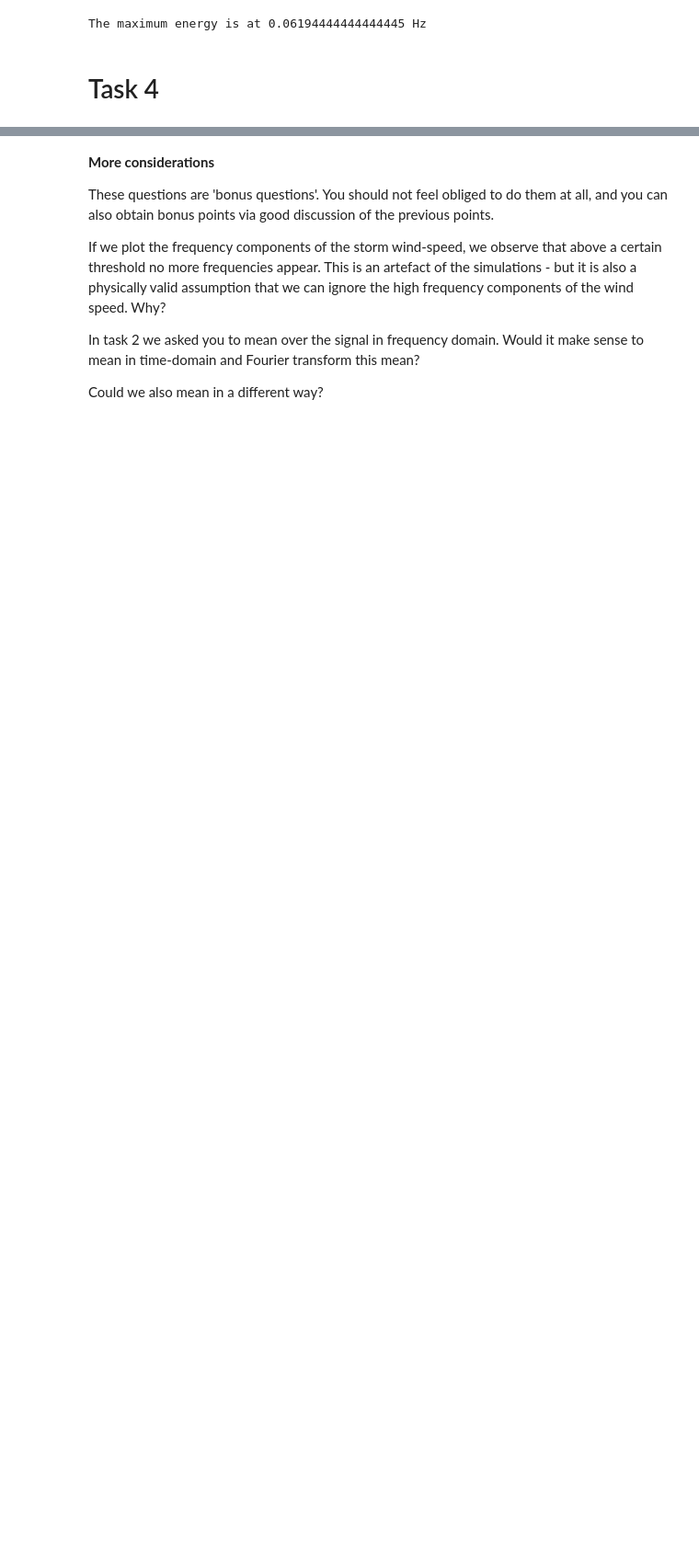
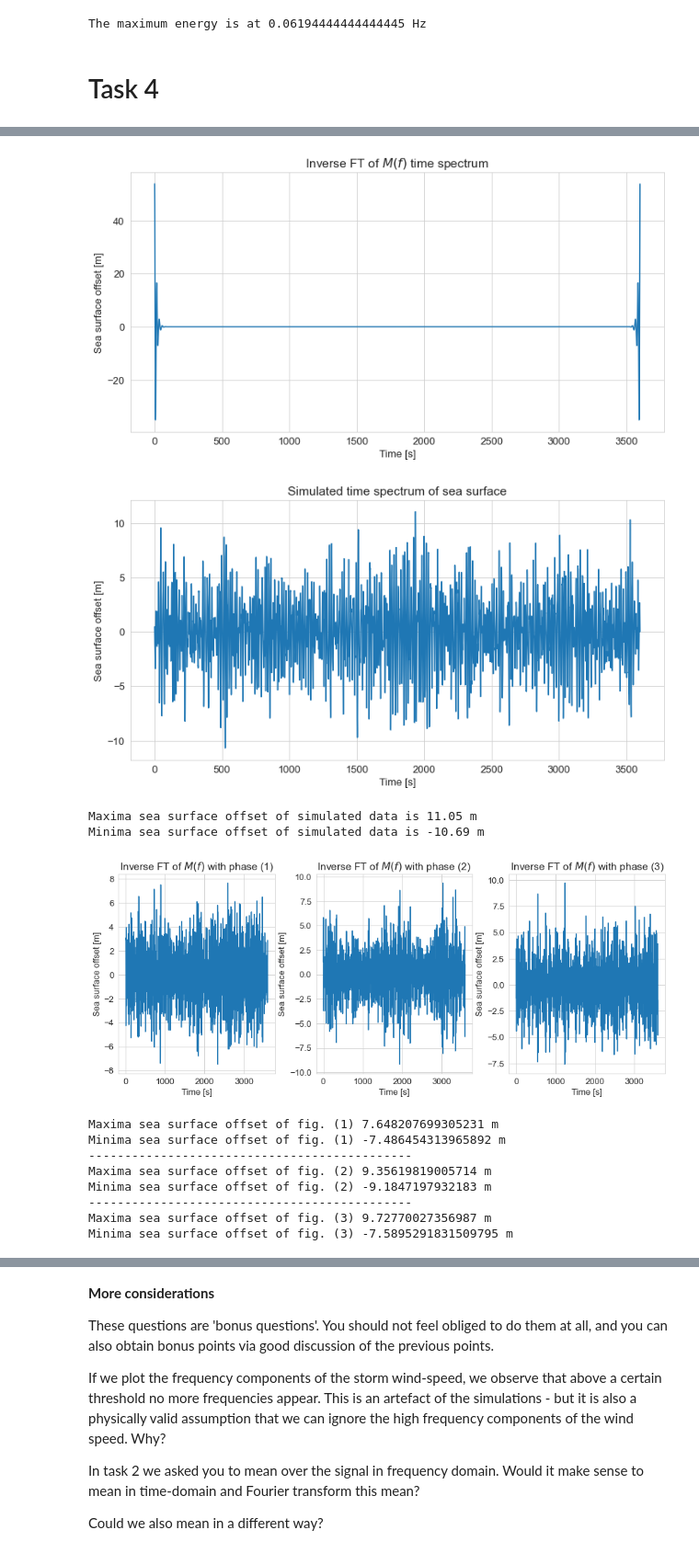
Before and after one commit to tesla1900/programming_course, a Jupyter notebook: project/Project_3_physics718_wind_2_students.ipynb, the cells around one changed output, grey strips where cells are left out. Shown at 92% size. Cells and saved outputs as stored; diff of their text form; code cells hidden in the pictures; blank space fills up the shorter version.

```diff
--- a/project/Project_3_physics718_wind_2_students.ipynb
+++ b/project/Project_3_physics718_wind_2_students.ipynb
@@ -509,0 +464,78 @@ Minima sea surface offset of fig. (3) -1.1520660617793914 m
+# %%
+# taking the original frequency specturm
+f = np.linspace(0,1/(t[1]-t[0])/2,len(t)//2+1)
+m = M(f, f_01)
+
+# inverse FFT of function M(f)
+mi = np.fft.irfft(m, len(t))
+
+# plotting
+plt.figure(figsize=(12,6))
+plt.plot(t, mi)
+plt.title('Inverse FT of $M(f)$ time spectrum')
+plt.xlabel('Time [s]')
+plt.ylabel('Sea surface offset [m]')
+plt.show()
+
+# plotting simulated data
+plt.figure(figsize=(12,6))
+plt.plot(t, seaSurface)
+plt.title('Simulated time spectrum of sea surface')
+plt.xlabel('Time [s]')
+plt.ylabel('Sea surface offset [m]')
+plt.show()
+print('Maxima sea surface offset of simulated data is', seaSurface[np.argmax(seaSurface)], 'm')
+print('Minima sea surface offset of simulated data is', seaSurface[np.argmin(seaSurface)], 'm')
+
+# defining a phase giving function
+def phase_giver(a, time):
+    '''
+    takes in array a and time scale and
+    returns inverse FFT with applied uniform phase
+    '''
+    phase = np.random.uniform(low = 0, high = 2 * np.pi, size=len(a))
+    new_a = a * np.exp(1j * phase)
+    return np.fft.irfft(new_a, len(t))
+
+# giving 3 different phases to M(f)
+new_mi = phase_giver(m, t)
+new_mi1 = phase_giver(m, t)
+new_mi2 = phase_giver(m, t)
+
+# plotting
+plt.rcParams["font.size"] = "13"
+fig, axs = plt.subplots(1, 3, figsize=(12, 5), constrained_layout=True)
+axs[0].plot(t, new_mi)
+axs[0].set_title('Inverse FT of $M(f)$ with phase (1)')
+axs[1].plot(t, new_mi1)
+axs[1].set_title('Inverse FT of $M(f)$ with phase (2)')
+axs[2].plot(t, new_mi2)
+axs[2].set_title('Inverse FT of $M(f)$ with phase (3)')
+
+for ax in axs.flat:
+    ax.set(xlabel='Time [s]', ylabel='Sea surface offset [m]')
+plt.show()
+
+# printing
+print('Maxima sea surface offset of fig. (1)', new_mi[np.argmax(new_mi)], 'm')
+print('Minima sea surface offset of fig. (1)', new_mi[np.argmin(new_mi)], 'm')
+print('---------------------------------------------')
+print('Maxima sea surface offset of fig. (2)', new_mi1[np.argmax(new_mi1)], 'm')
+print('Minima sea surface offset of fig. (2)', new_mi1[np.argmin(new_mi1)], 'm')
+print('---------------------------------------------')
+print('Maxima sea surface offset of fig. (3)', new_mi2[np.argmax(new_mi2)], 'm')
+print('Minima sea surface offset of fig. (3)', new_mi2[np.argmin(new_mi2)], 'm')
+# %% [output]
+[figure, added]
+[figure, added]
+Maxima sea surface offset of simulated data is 11.05 m
+Minima sea surface offset of simulated data is -10.69 m
+[figure, added]
+Maxima sea surface offset of fig. (1) 7.648207699305231 m
+Minima sea surface offset of fig. (1) -7.486454313965892 m
+---------------------------------------------
+Maxima sea surface offset of fig. (2) 9.35619819005714 m
+Minima sea surface offset of fig. (2) -9.1847197932183 m
+---------------------------------------------
+Maxima sea surface offset of fig. (3) 9.72770027356987 m
+Minima sea surface offset of fig. (3) -7.5895291831509795 m
```
Also changed, not shown: parts of 9 cells of this notebook.
